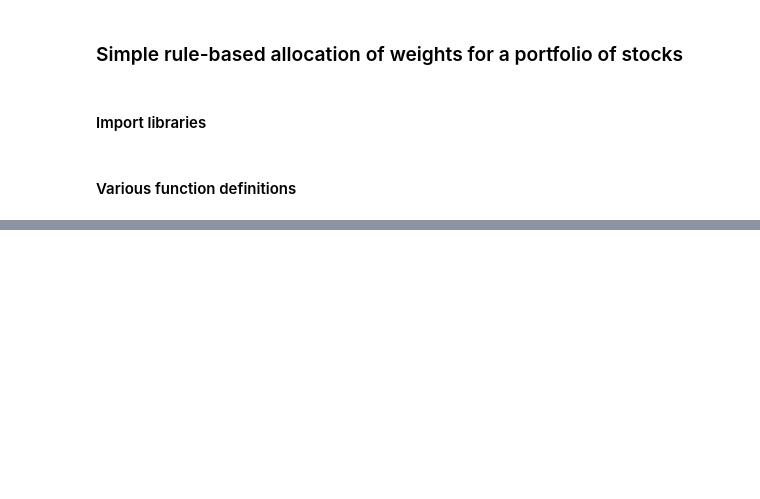
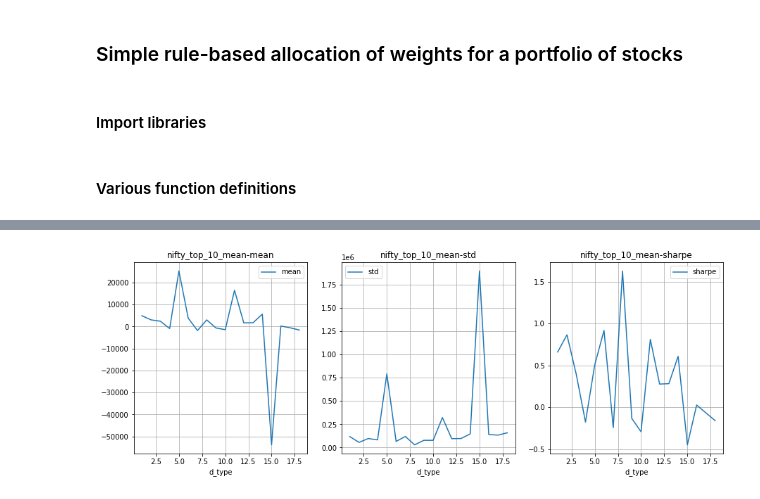
Before and after one commit to sajanrav/notebooks, a Jupyter notebook: equities-and-indexes/equity-portfolio-tests.ipynb, the cells around one changed output, grey strips where cells are left out. Saved outputs shown, nothing was run; the diff lists cells and outputs as text; code cells hidden in the pictures; blank space fills up the shorter version.

```diff
--- a/equities-and-indexes/equity-portfolio-tests.ipynb
+++ b/equities-and-indexes/equity-portfolio-tests.ipynb
@@ -373,0 +323,4 @@ Sharpe  : 0.8183
+# %%
+aggregate_stats('nifty_top_10_mean')
+# %% [output]
+[figure, added]
```
Also changed, not shown: parts of 32 cells of this notebook, 2 other files.
